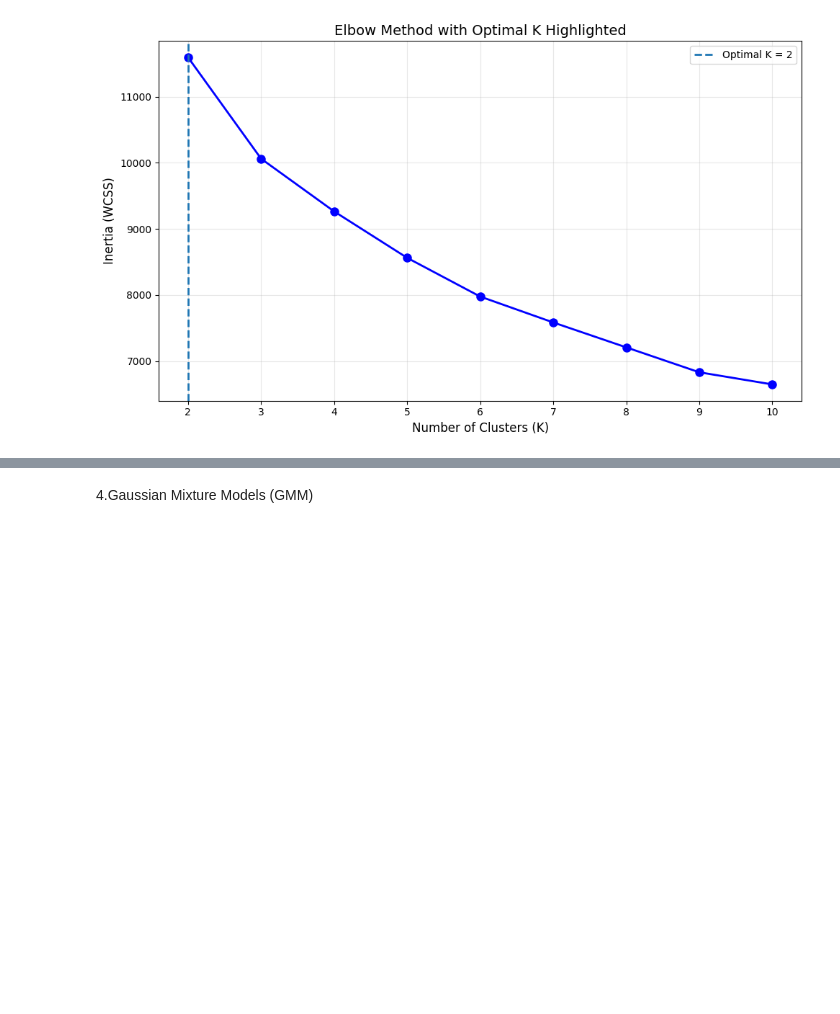
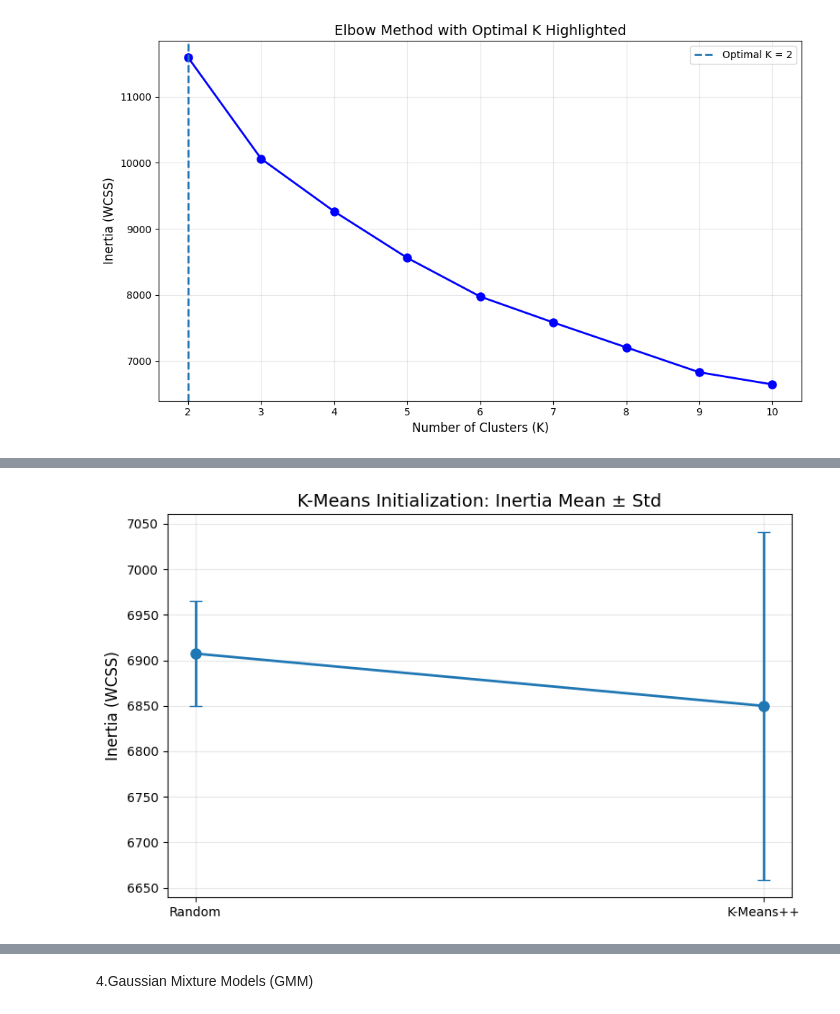
Before and after one commit to mirollawa2l/Unsupervised-Learning, a Jupyter notebook: Implementation.ipynb, the cells around one changed output, grey strips where cells are left out. Cells and saved outputs as stored; diff of their text form; code cells hidden in the pictures; blank space fills up the shorter version.

```diff
--- a/Implementation.ipynb
+++ b/Implementation.ipynb
@@ -567,0 +622,11 @@ K-Means++ Initialization:
+# %%
+plt.figure(figsize=(8, 5))
+plt.errorbar(x, inertia_means, yerr=inertia_stds, fmt='-o', capsize=5, markersize=8, linewidth=2)
+plt.xticks(x, methods)
+plt.ylabel('Inertia (WCSS)', fontsize=12)
+plt.title('K-Means Initialization: Inertia Mean ± Std', fontsize=14)
+plt.grid(alpha=0.3)
+plt.tight_layout()
+plt.show()
+# %% [output]
+[figure, added]
```
Also changed, not shown: parts of 12 cells of this notebook.
